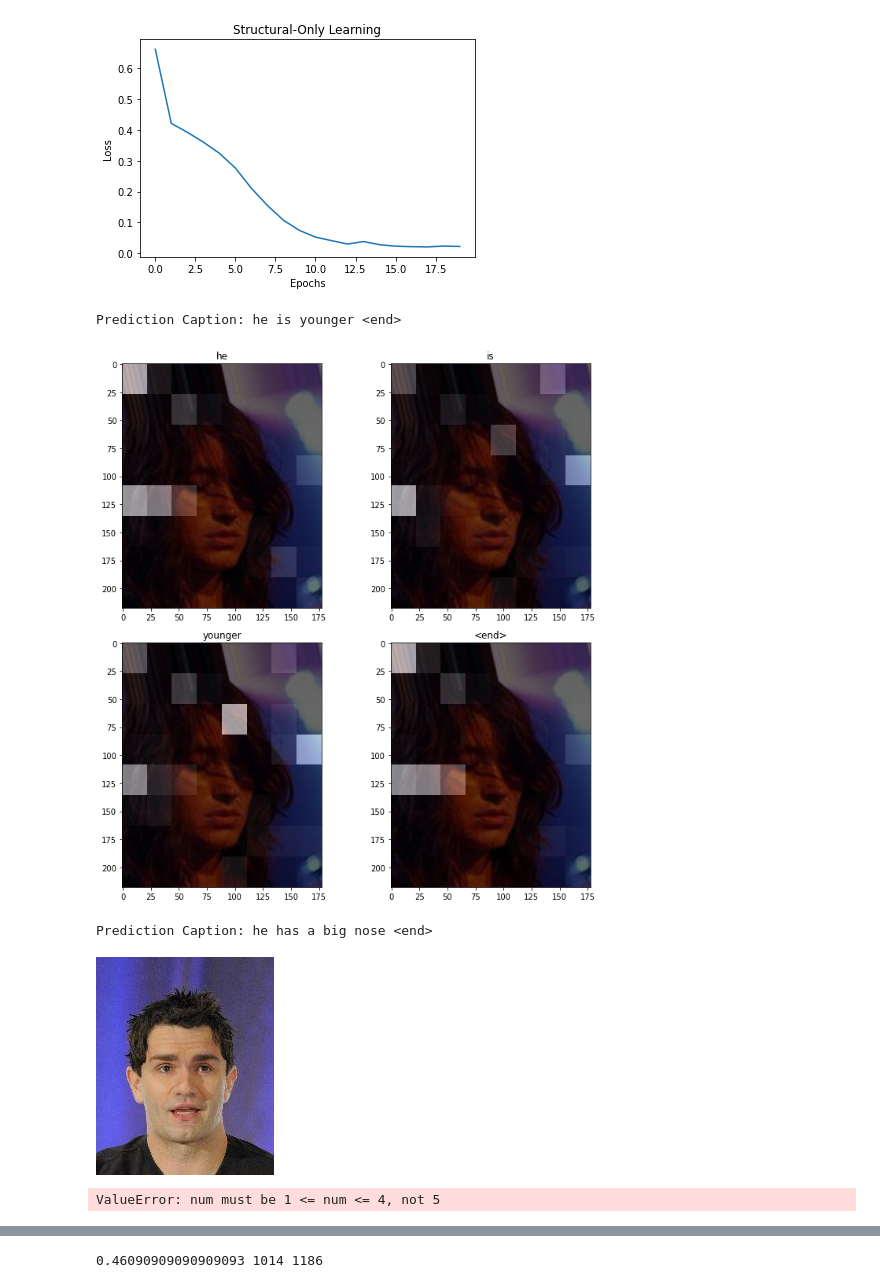
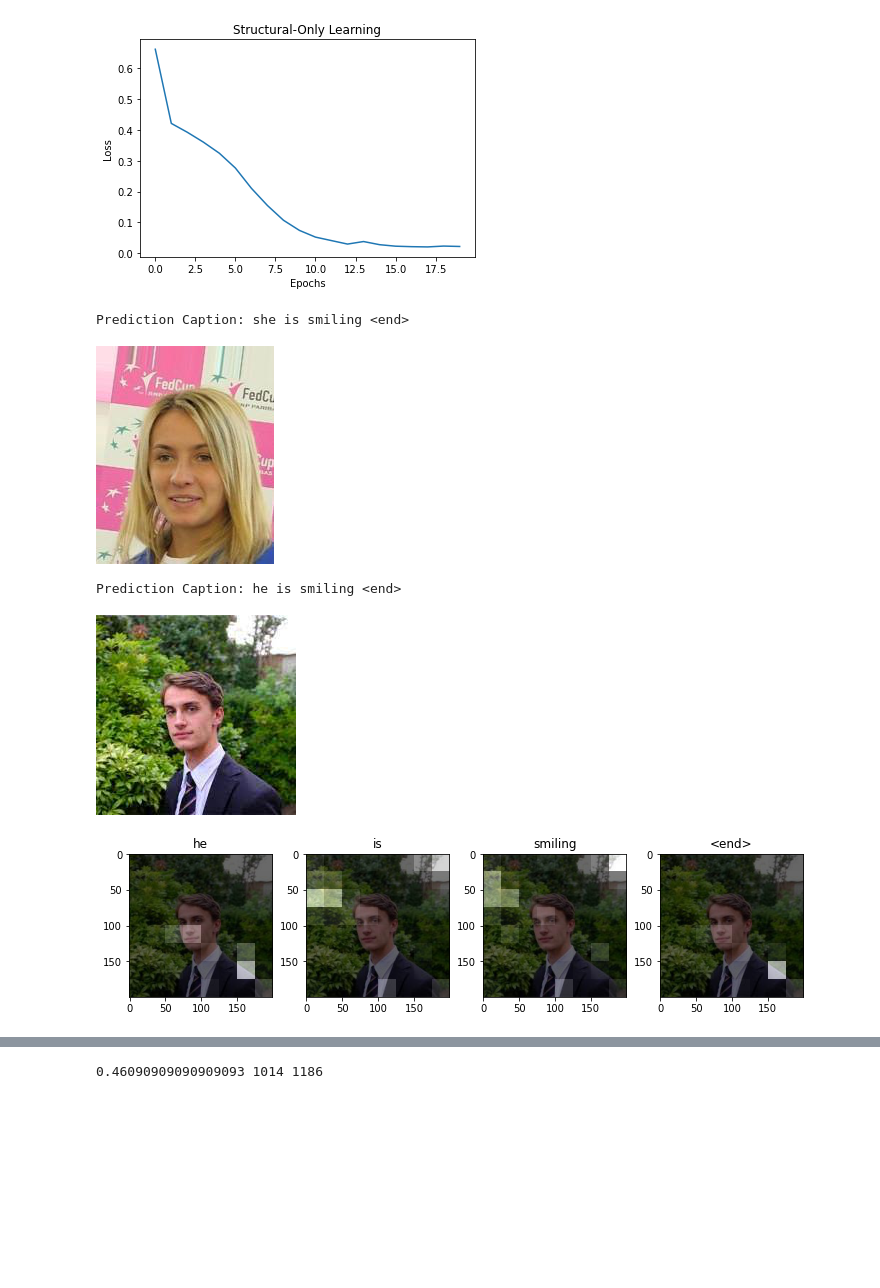
Before and after one commit to Idewan/AgentSpeaksHuman, a Jupyter notebook: models/Captioning.ipynb, the cells around one changed output, grey strips where cells are left out. Cells and saved outputs as stored; diff of their text form; code cells hidden in the pictures; blank space fills up the shorter version.

```diff
--- a/models/Captioning.ipynb
+++ b/models/Captioning.ipynb
@@ -518,22 +362,18 @@ def plot_attention(image, result, attention_plot):
 # %%
-result, attention_plot = evaluate(f"../dataset/prep_data/{img_name_train[768]}.jpg")
+result, attention_plot = prep.show_result(f"../dataset/prep_data/{img_name_train[9]}.jpg")
 print ('Prediction Caption:', ' '.join(result))
-real_cap = cap_train[768]
-# plot_attention(image_path, result, attention_plot)
-# opening the image
-Image.open(f"../dataset/prep_data/{img_name_train[768]}.jpg")
-plot_attention(f"../dataset/prep_data/{img_name_train[768]}.jpg", result, attention_plot)
+Image.open(f"../dataset/prep_data/{img_name_train[9]}.jpg")
 # %% [output]
-Prediction Caption: he is younger <end>
+Prediction Caption: she is smiling <end>
-[figure, old version]
+[figure, new version]
 # %%
-result, attention_plot = evaluate(f"../dataset/prep_data/{img_name_vector[900]}.jpg")
+result, attention_plot = prep.evaluate(f"../dataset/custom/dewerpe.jpg")
 print ('Prediction Caption:', ' '.join(result))
-Image.open(f"../dataset/prep_data/{img_name_vector[900]}.jpg")
+Image.open(f"../dataset/custom/dewerpe.jpg")
 # %% [output]
-Prediction Caption: he has a big nose <end>
+Prediction Caption: he is smiling <end>
-[figure, old version]
+[figure, new version]
 # %%
-plot_attention(f"../dataset/prep_data/{img_name_vector[900]}.jpg", result[:-1], attention_plot)
+prep.plot_attention(f"../dataset/custom/dewerpe.jpg", result, attention_plot)
 # %% [output]
-ValueError: num must be 1 <= num <= 4, not 5
+[figure, added]
```
Also changed, not shown: parts of 37 cells of this notebook, 27 other files.
